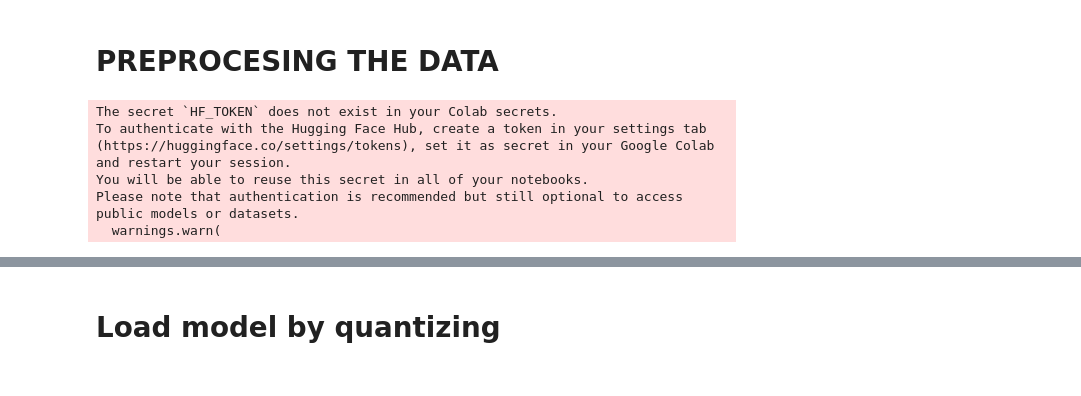
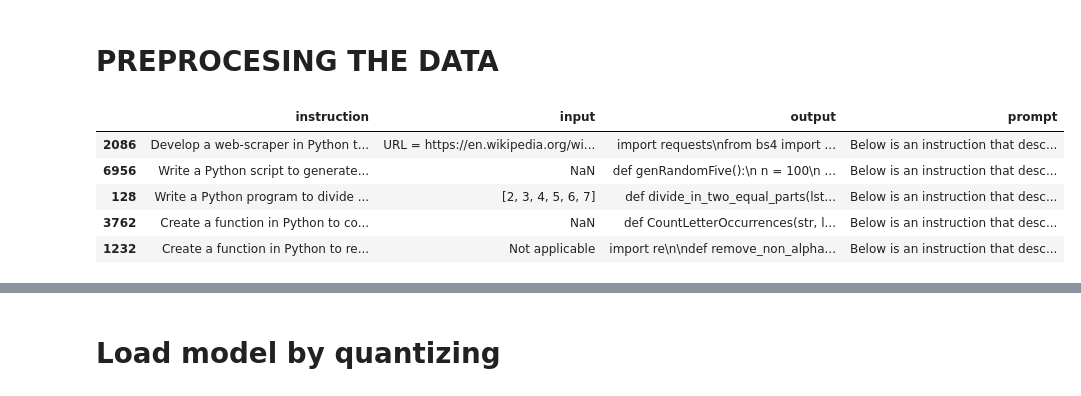
Before and after one commit to kalyan926/FineTuning-using-QLORA, a Jupyter notebook: Finetune_Llama2.ipynb, the cells around one changed output, grey strips where cells are left out. Saved outputs shown, nothing was run; the diff lists cells and outputs as text; code cells hidden in the pictures.

```diff
--- a/Finetune_Llama2.ipynb
+++ b/Finetune_Llama2.ipynb
@@ -24,4 +27,15 @@ This can achevied in following steps:
 4.Finetune the model using LORA technique from peft with sfttrainer
 # %% [markdown]
 # **PREPROCESING THE DATA**
+# %%
+df_o=pd.read_csv("/content/python_code_dataset.csv")
+df=df_o[0:10000]
+df.sample(5)
+# %% [output]
+|  | instruction | input | output | prompt |
+| 2086 | Develop a web-scraper in Python t... | URL = https://en.wikipedia.org/wi... | import requests\nfrom bs4 import ... | Below is an instruction that desc... |
+| 6956 | Write a Python script to generate... | NaN | def genRandomFive():\n n = 100\n ... | Below is an instruction that desc... |
+| 128 | Write a Python program to divide ... | [2, 3, 4, 5, 6, 7] | def divide_in_two_equal_parts(lst... | Below is an instruction that desc... |
+| 3762 | Create a function in Python to co... | NaN | def CountLetterOccurrences(str, l... | Below is an instruction that desc... |
+| 1232 | Create a function in Python to re... | Not applicable | import re\n\ndef remove_non_alpha... | Below is an instruction that desc... |
 # %%
@@ -33,5 +45,5 @@ new_model="prac/Llama-2-7b-hf-finetuned-code"
 # %%
-dataset=load_dataset("csv",data_files="/content/python_code_dataset.csv",split="train[0:10000]")
+dataset=Dataset.from_pandas(df)
 
 tokenizer=AutoTokenizer.from_pretrained("meta-llama/Llama-2-7b-hf")
 
@@ -48,15 +60,9 @@ dataset=dataset.map(format_prompt)
 dataset=dataset.remove_columns(['instruction', 'input', 'output'])
 dataset=dataset.shuffle()
 
-dataset_split = dataset.train_test_split(test_size=0.1)
+dataset_split = dataset.train_test_split(test_size=0.01)
 train_data = dataset_split["train"]
-test_data = dataset_split["test"]
+validation_data = dataset_split["test"]
-# %% [output]
-The secret `HF_TOKEN` does not exist in your Colab secrets.
-To authenticate with the Hugging Face Hub, create a token in your settings tab (https://huggingface.co/settings/tokens), set it as secret in your Google Colab and restart your session.
-You will be able to reuse this secret in all of your notebooks.
-Please note that authentication is recommended but still optional to access public models or datasets.
-  warnings.warn(
 # %%
 def tokens_len(sample):
     sample["prompt"]=len(tokenizer(sample['prompt'])["input_ids"])
```
Also changed, not shown: parts of 31 cells of this notebook, 6 other files.
